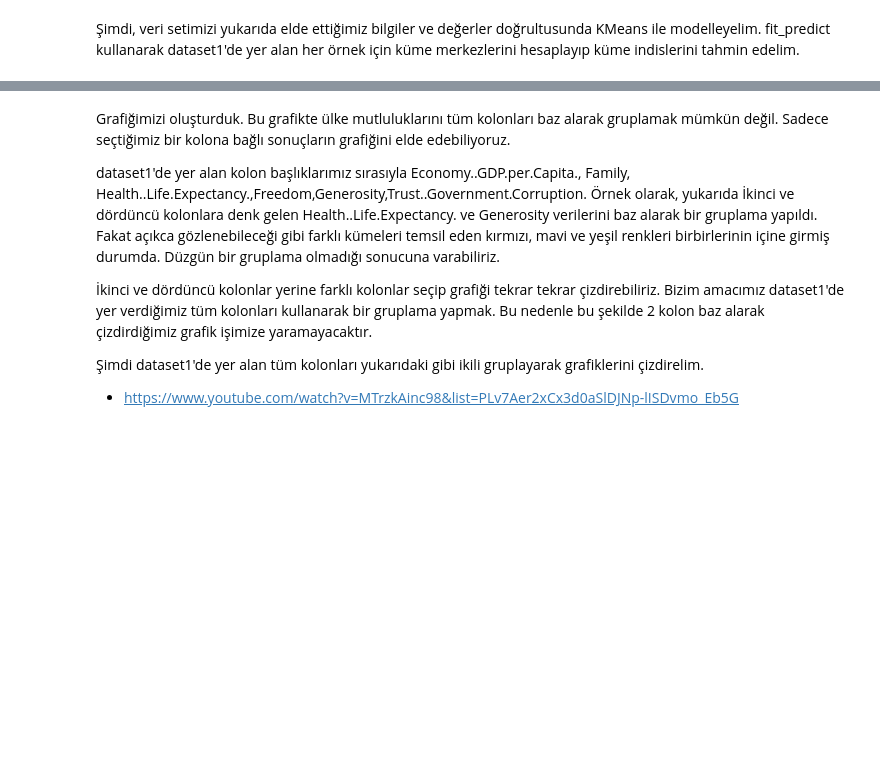
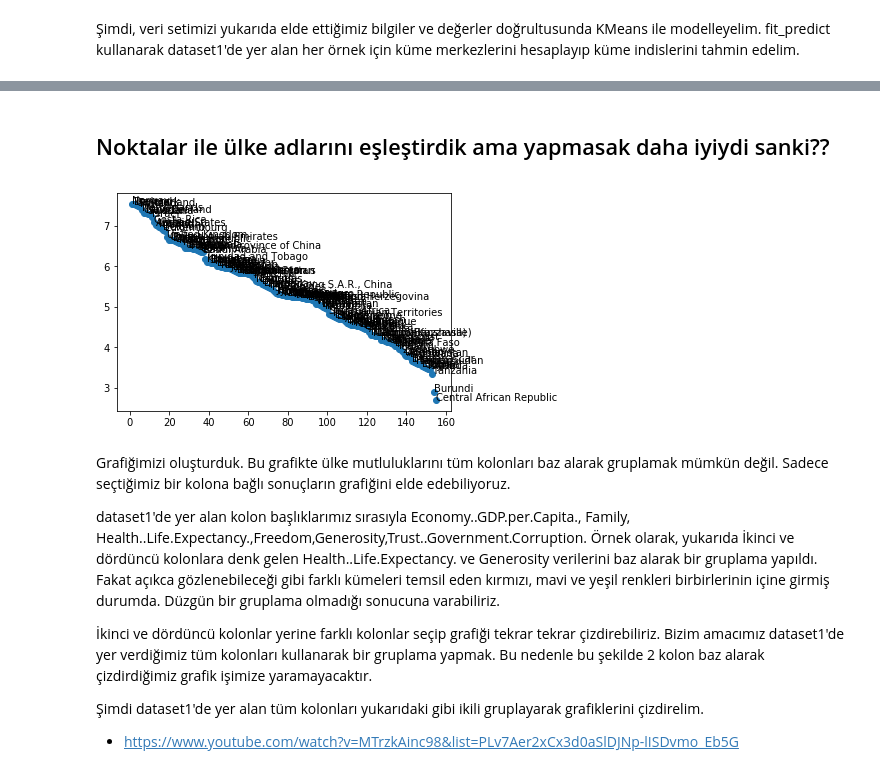
Before and after one commit to makdogann/happscr, a Jupyter notebook: happinesrank_2017 (1).ipynb, the cells around one changed output, grey strips where cells are left out. Saved outputs shown, nothing was run; the diff lists cells and outputs as text; code cells hidden in the pictures; blank space fills up the shorter version.

```diff
--- a/happinesrank_2017 (1).ipynb
+++ b/happinesrank_2017 (1).ipynb
@@ -263,3 +298,19 @@ TypeError: can only concatenate list (not "int") to list
+# %% [markdown]
+## Noktalar ile ülke adlarını eşleştirdik ama yapmasak daha iyiydi sanki??
+# %%
+y=dataset.iloc[:,1]
+z=dataset.iloc[:,2]
+n=dataset.iloc[:,0]
+
+fig, ax = plt.subplots()
+ax.scatter(y, z)
+
+for i, txt in enumerate(n):
+    ax.annotate(txt, (y[i],z[i]))
+
+plt.show()
+# %% [output]
+[figure, added]
 # %% [markdown]
 Grafiğimizi oluşturduk. Bu grafikte ülke mutluluklarını tüm kolonları baz alarak gruplamak mümkün değil. Sadece seçtiğimiz bir kolona bağlı sonuçların grafiğini elde edebiliyoruz.
 
```
Also changed, not shown: parts of 35 cells of this notebook.
